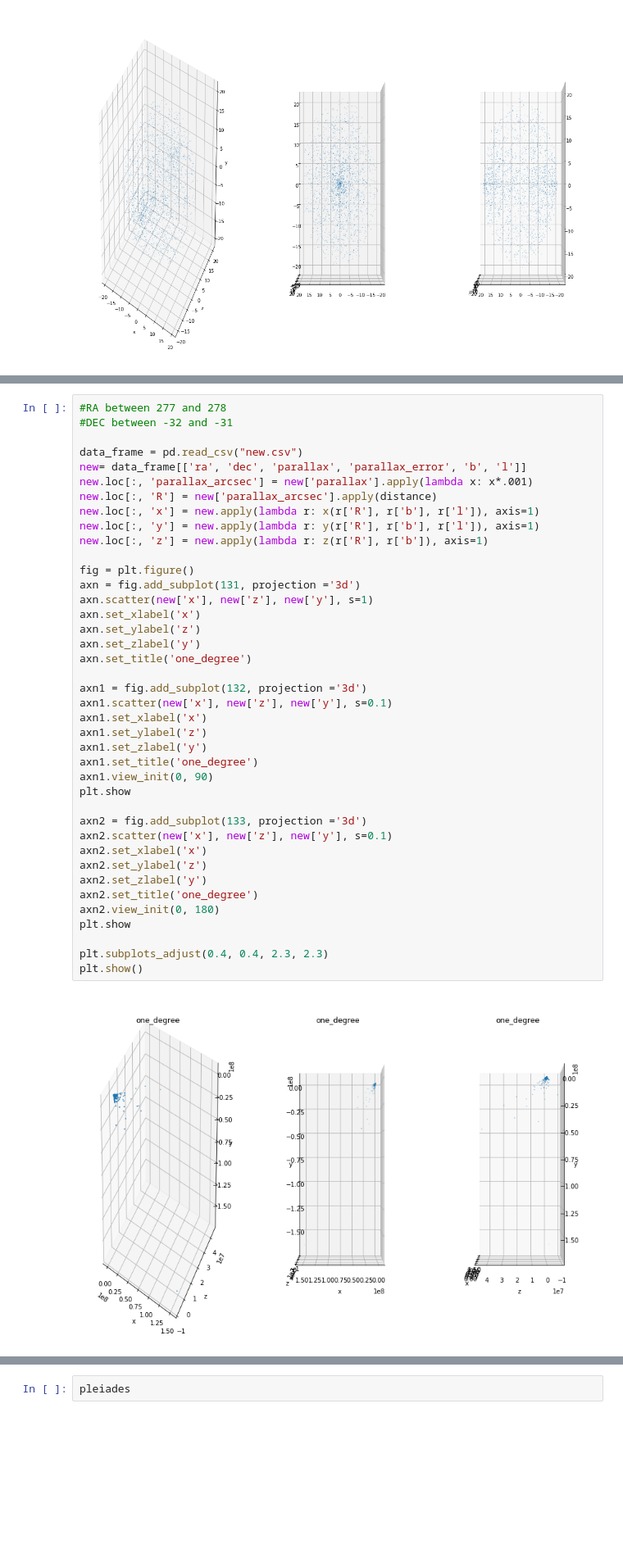
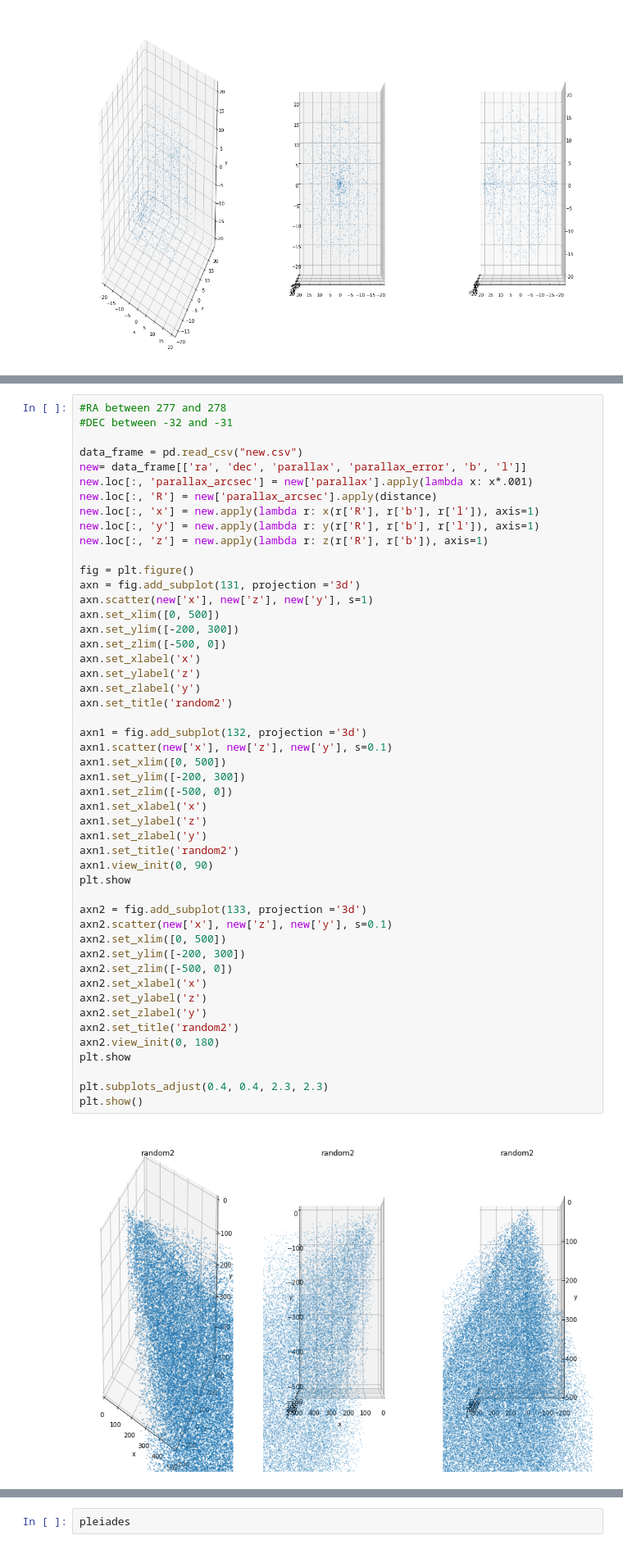
Before and after one commit to lauramv1832/Gaia, a Jupyter notebook: Gaia.ipynb, the cells around one changed output, grey strips where cells are left out. Shown at 82% size. Cells and saved outputs as stored; diff of their text form; blank space fills up the shorter version.

```diff
--- a/Gaia.ipynb
+++ b/Gaia.ipynb
@@ -810,37 +739,46 @@ new.loc[:, 'R'] = new['parallax_arcsec'].apply(distance)
 new.loc[:, 'x'] = new.apply(lambda r: x(r['R'], r['b'], r['l']), axis=1)
 new.loc[:, 'y'] = new.apply(lambda r: y(r['R'], r['b'], r['l']), axis=1)
 new.loc[:, 'z'] = new.apply(lambda r: z(r['R'], r['b']), axis=1)
 
 fig = plt.figure()
 axn = fig.add_subplot(131, projection ='3d')
 axn.scatter(new['x'], new['z'], new['y'], s=1)
+axn.set_xlim([0, 500])
+axn.set_ylim([-200, 300])
+axn.set_zlim([-500, 0])
 axn.set_xlabel('x')
 axn.set_ylabel('z')
 axn.set_zlabel('y')
-axn.set_title('one_degree')
+axn.set_title('random2')
 
 axn1 = fig.add_subplot(132, projection ='3d')
 axn1.scatter(new['x'], new['z'], new['y'], s=0.1)
+axn1.set_xlim([0, 500])
+axn1.set_ylim([-200, 300])
+axn1.set_zlim([-500, 0])
 axn1.set_xlabel('x')
 axn1.set_ylabel('z')
 axn1.set_zlabel('y')
-axn1.set_title('one_degree')
+axn1.set_title('random2')
 axn1.view_init(0, 90)
 plt.show
 
 axn2 = fig.add_subplot(133, projection ='3d')
 axn2.scatter(new['x'], new['z'], new['y'], s=0.1)
+axn2.set_xlim([0, 500])
+axn2.set_ylim([-200, 300])
+axn2.set_zlim([-500, 0])
 axn2.set_xlabel('x')
 axn2.set_ylabel('z')
 axn2.set_zlabel('y')
-axn2.set_title('one_degree')
+axn2.set_title('random2')
 axn2.view_init(0, 180)
 plt.show
 
 plt.subplots_adjust(0.4, 0.4, 2.3, 2.3)
 plt.show()
 # %% [output]
-[figure, old version]
+[figure, new version]
 # %%
 #Richmond's
 
```
Also changed, not shown: parts of 43 cells of this notebook.
